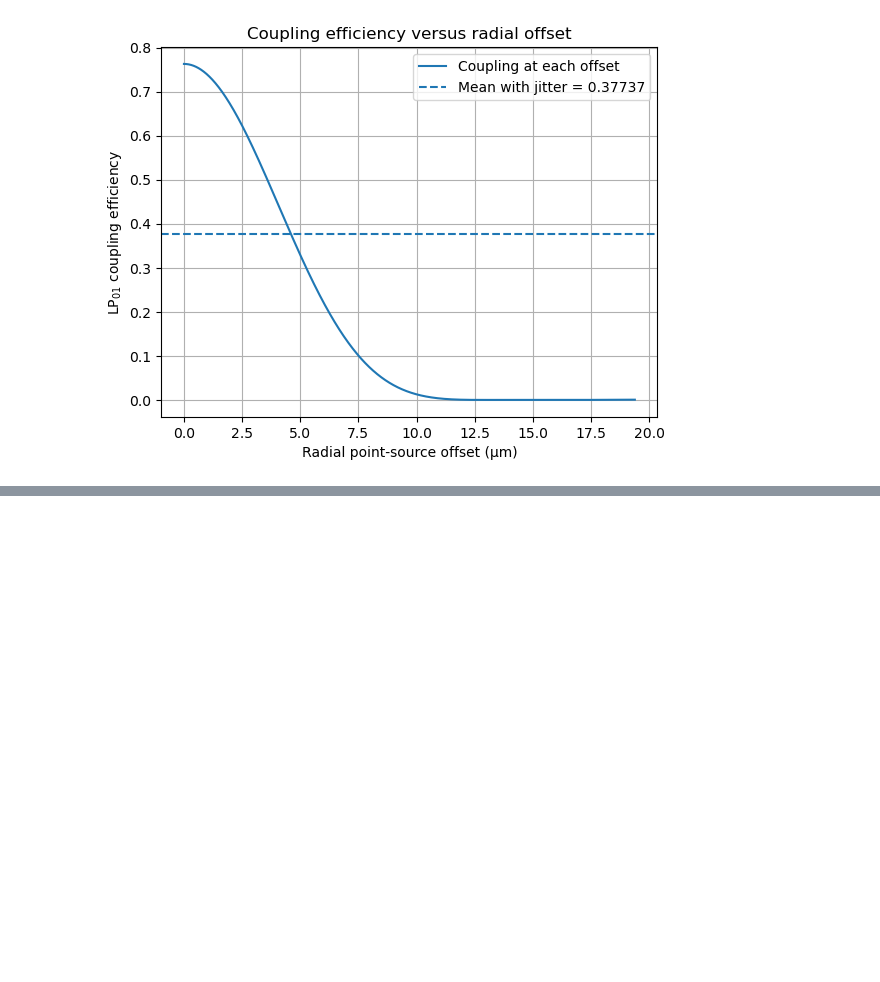
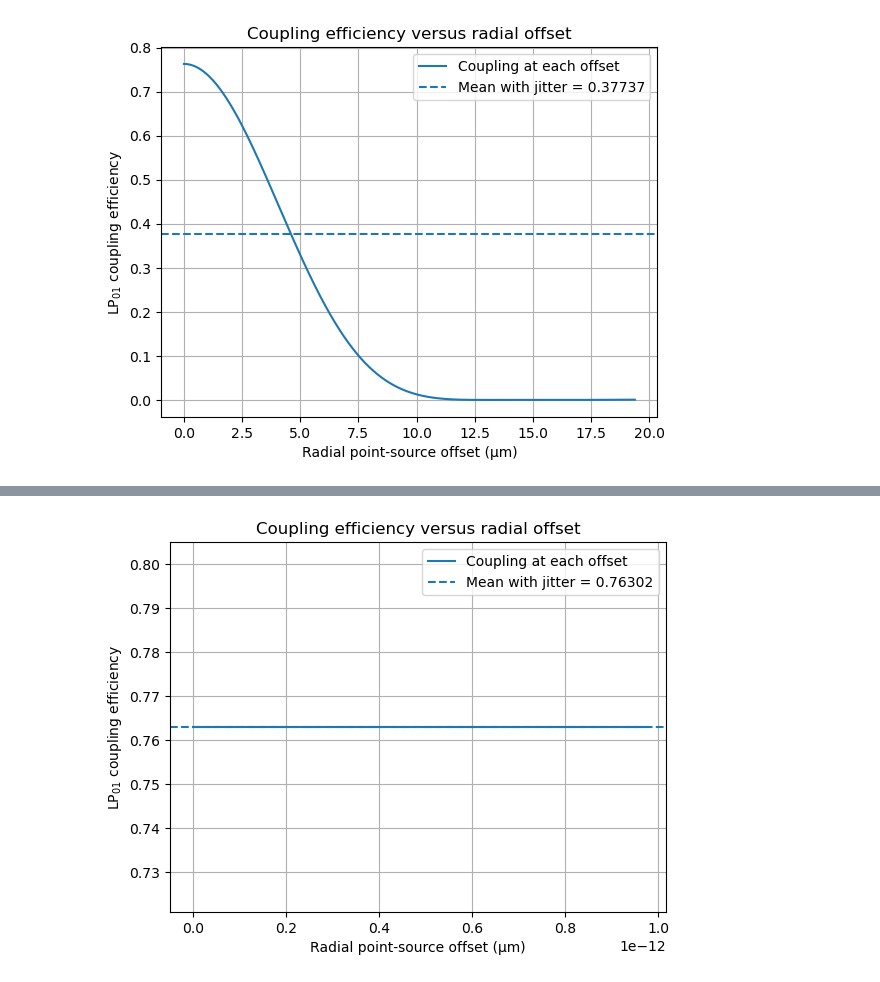
Before and after one commit to TongyueLiu/OH-Suppression-MRes-Project, a Jupyter notebook: notebooks/throughput_optics/estimate_AO_system_throughput.ipynb, the cells around one changed output, grey strips where cells are left out. Cells and saved outputs as stored; diff of their text form; code cells hidden in the pictures; blank space fills up the shorter version.

```diff
--- a/notebooks/throughput_optics/estimate_AO_system_throughput.ipynb
+++ b/notebooks/throughput_optics/estimate_AO_system_throughput.ipynb
@@ -2153,0 +2241,8 @@ plt.show()
+# %%
+sigma_rms_0mas = 1e-12  # effectively zero jitter for the 0 mas case
+sigma_metre_0mas = sigma_jitter_milliarcsec_to_metres(sigma_rms_0mas, f_coude, M_reimage)
+# Make an array of coupling efficiency vs decentre position for 10 mas RMS jitter, using the same max_sigma and n_decentre as before
+decentre_array_0mas = np.linspace(0.0, max_sigma * sigma_metre_0mas, n_decentre)
+eta_psf_0mas, mode_results_decentre_0mas = eta_psf_vs_decentre_position_2d(prepared_modes=prepared_modes, x=x, y=y, x_1d=x_1d, y_1d=y_1d,
+                                                                 lam0=lam0, F_eff=F_fibre, alpha=alpha,
+                                                                 decentre_array=decentre_array_0mas, E_S=1.0, direction_angle=0.0)
@@ -2153,0 +2263,6 @@ plt.show()
+# %%
+# Average coupling efficiency over the jitter distribution for 10 mas RMS jitter
+
+eta_jit_mean_0mas, eta_weighted_jit_0mas, P_captured_0mas, PDF_0mas = average_eta_over_rayleigh_jitter(decentre_array_0mas,
+                                                                                                           eta_psf_0mas,
+                                                                                                           sigma_rms_0mas)
@@ -2153,0 +2273,24 @@ plt.show()
+# %%
+plt.figure()
+
+plt.plot(
+    decentre_array_0mas * 1e6,
+    eta_psf_0mas,
+    label="Coupling at each offset"
+)
+
+plt.axhline(
+    eta_jit_mean_0mas,
+    linestyle="--",
+    label=f"Mean with jitter = {eta_jit_mean_0mas:.5f}"
+)
+
+plt.xlabel("Radial point-source offset (µm)")
+plt.ylabel("LP$_{01}$ coupling efficiency")
+plt.title("Coupling efficiency versus radial offset")
+
+plt.grid()
+plt.legend()
+plt.show()
+# %% [output]
+[figure, added]
```
Also changed, not shown: parts of 15 cells of this notebook, 3 other files.
